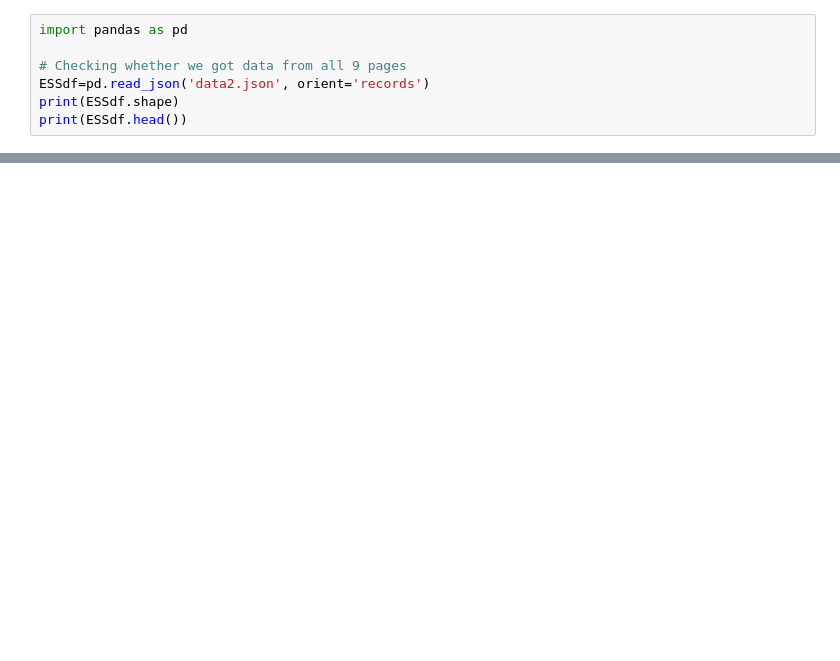
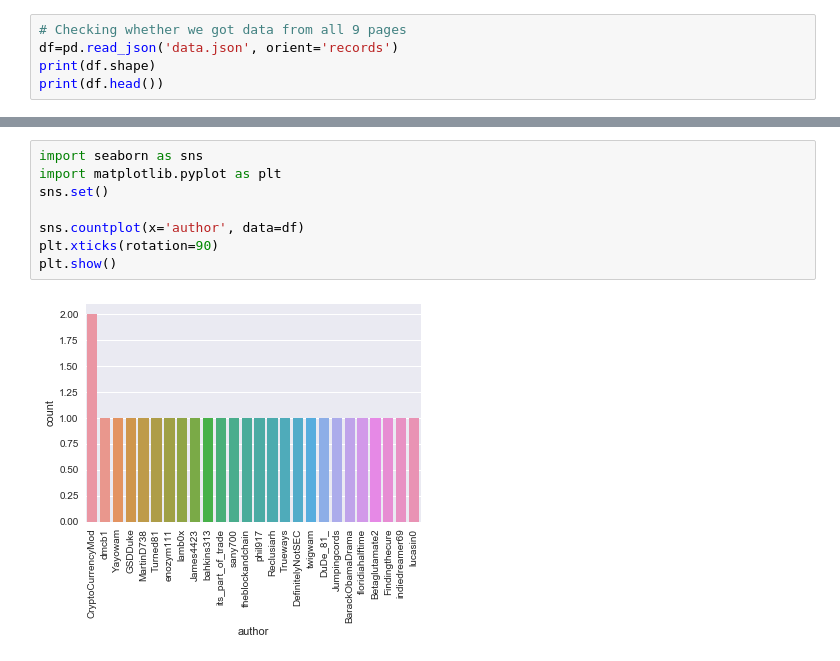
Before and after one commit to Audio88/Topics-in-data-science, a Jupyter notebook: scraper.ipynb, the cells around one changed output, grey strips where cells are left out. Saved outputs shown, nothing was run; the diff lists cells and outputs as text; blank space fills up the shorter version.

```diff
--- a/scraper.ipynb
+++ b/scraper.ipynb
@@ -84,8 +73,6 @@ Success!
 # %%
-import pandas as pd
-
 # Checking whether we got data from all 9 pages
-ESSdf=pd.read_json('data2.json', orient='records')
-print(ESSdf.shape)
-print(ESSdf.head())
+df=pd.read_json('data.json', orient='records')
+print(df.shape)
+print(df.head())
 # %% [output]
@@ -99,0 +86,10 @@ ValueError: Expected object or value
+# %%
+import seaborn as sns
+import matplotlib.pyplot as plt
+sns.set()
+
+sns.countplot(x='author', data=df)
+plt.xticks(rotation=90)
+plt.show()
+# %% [output]
+[figure, added]
```
Also changed, not shown: parts of 2 cells of this notebook.
